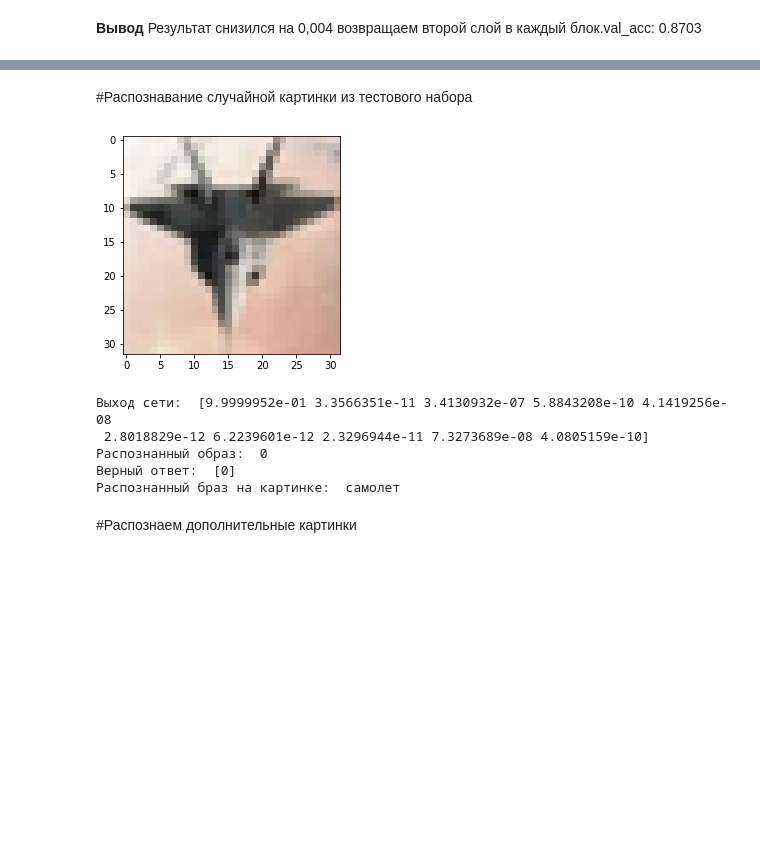
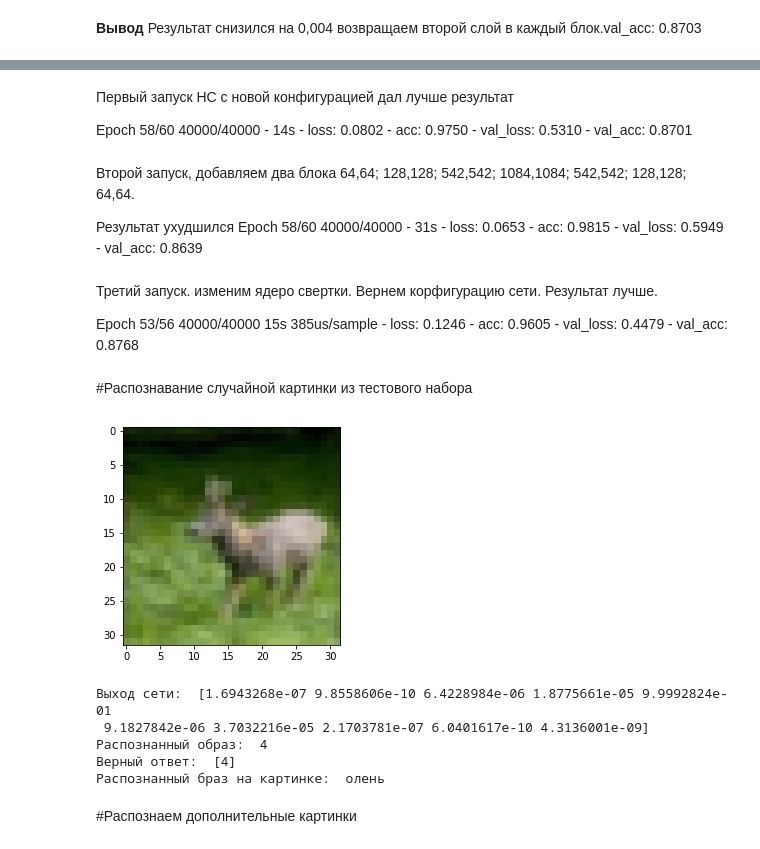
Before and after one commit to errec-sun/brain, a Jupyter notebook: 90 трен ируем_of_Февральский_курс_Pro_Занятие_3_Свёрточные_сети.ipynb, the cells around one changed output, grey strips where cells are left out. Drawn from its saved outputs; the diff is of its cells as text; code cells hidden in the pictures; blank space fills up the shorter version.

```diff
--- a/90 трен ируем_of_Февральский_курс_Pro_Занятие_3_Свёрточные_сети.ipynb
+++ b/90 трен ируем_of_Февральский_курс_Pro_Занятие_3_Свёрточные_сети.ipynb
@@ -1018,3 +1166,19 @@ ResourceExhaustedError: ignored
+# %% [markdown]
+Первый запуск НС с новой конфигурацией дал лучше результат
+
+Epoch 58/60
+40000/40000 - 14s - loss: 0.0802 - acc: 0.9750 - val_loss: 0.5310 - val_acc: 0.8701
+# %% [markdown]
+Второй запуск, добавляем два блока 64,64; 128,128; 542,542; 1084,1084; 542,542; 128,128; 64,64.
+
+ Результат ухудшился
+ Epoch 58/60
+40000/40000 - 31s - loss: 0.0653 - acc: 0.9815 - val_loss: 0.5949 - val_acc: 0.8639
+# %% [markdown]
+Третий запуск. изменим ядеро свертки. Вернем корфигурацию сети. Результат лучше.
+
+Epoch 53/56
+40000/40000  15s 385us/sample - loss: 0.1246 - acc: 0.9605 - val_loss: 0.4479 - val_acc: 0.8768
 # %% [markdown]
 #Распознавание случайной картинки из тестового набора
 # %%
@@ -1022,24 +1186,24 @@ ResourceExhaustedError: ignored
 prediction = model.predict(x_test10)
 # %%
 #Выбираем номер пример
-n = 2678
+n = 2699
 
 #Выводим на экран картинку
 plt.imshow(Image.fromarray(x_test10[n]).convert('RGBA'))
 plt.show()
 
 #Выводим на экран результаты
 print("Выход сети: ", prediction[n])
 print("Распознанный образ: ", np.argmax(prediction[n]))
 print("Верный ответ: ", y_test10[n])
 print("Распознанный браз на картинке: ", classes[np.argmax(prediction[n])])
 # %% [output]
-[figure, old version]
+[figure, new version]
-Выход сети:  [9.9999952e-01 3.3566351e-11 3.4130932e-07 5.8843208e-10 4.1419256e-08
- 2.8018829e-12 6.2239601e-12 2.3296944e-11 7.3273689e-08 4.0805159e-10]
-Распознанный образ:  0
-Верный ответ:  [0]
-Распознанный браз на картинке:  самолет
+Выход сети:  [1.6943268e-07 9.8558606e-10 6.4228984e-06 1.8775661e-05 9.9992824e-01
+ 9.1827842e-06 3.7032216e-05 2.1703781e-07 6.0401617e-10 4.3136001e-09]
+Распознанный образ:  4
+Верный ответ:  [4]
+Распознанный браз на картинке:  олень
 # %% [markdown]
 #Распознаем дополнительные картинки
 # %%
```
Also changed, not shown: parts of 14 cells of this notebook.
